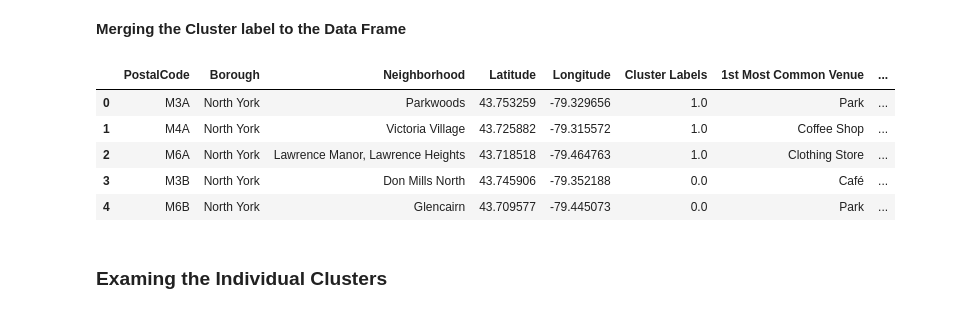
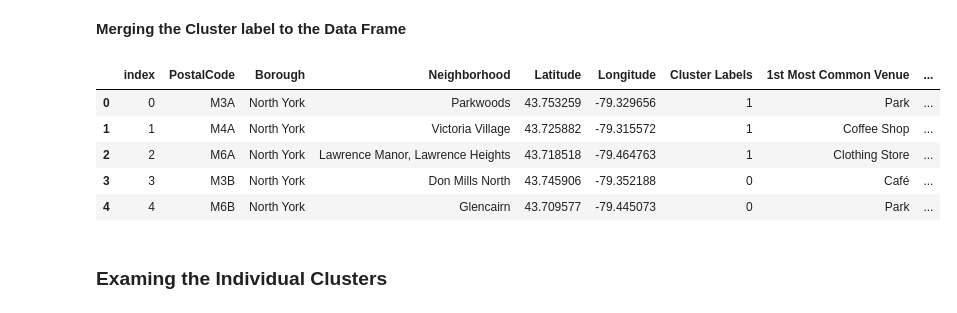
Before and after one commit to Jnrlouis/Coursera_Capstone, a Jupyter notebook: Clustering Toronto .ipynb, the cells around one changed output. Saved outputs shown, nothing was run; the diff lists cells and outputs as text; code cells hidden in the pictures.

```diff
--- a/Clustering Toronto .ipynb
+++ b/Clustering Toronto .ipynb
@@ -128,13 +124,3 @@ map_northyork
 [interactive output not drawn]
 # %% [markdown]
 **Using FourSquare API to Explore Neighborhoods in North York**
-# %%
-# @hidden
-CLIENT_ID = '4IPUG2WMXR3SIJA1WQTFXECDJCXP2EFLXOYYJHEHR5E1FDPG' # your Foursquare ID
-CLIENT_SECRET = 'RC2V1OEHTYCPW3FDDC31CGVPI2HRZJQJA0CTY4JAKCG45SMT' # your Foursquare Secret
-ACCESS_TOKEN = 'JD4E4UUAD4TCHGEAQCQWJYVAQAWRJF4KP2KICYZ1GCBTHJG3' # your FourSquare Access Token
-VERSION = '20180604'
-LIMIT = 30
-print('Your credentails:')
-print('CLIENT_ID: ' + CLIENT_ID)
-print('CLIENT_SECRET:' + CLIENT_SECRET)
@@ -311,22 +299,23 @@ array([1, 0, 1, 0, 1, 3, 2, 1, 0, 1], dtype=int32)
 # %%
 # add clustering labels
 neighborhoods_venues_sorted.insert(0, 'Cluster Labels', kmeans.labels_)
 
 north_york_merged = north_york_data
 
 # merge manhattan_grouped with manhattan_data to add latitude/longitude for each neighborhood
 north_york_merged = north_york_merged.join(neighborhoods_venues_sorted.set_index('Neighborhood'), on='Neighborhood')
 
 north_york_merged= north_york_merged.dropna(0).reset_index()
+north_york_merged["Cluster Labels"]= north_york_merged["Cluster Labels"].astype(int)
 
 north_york_merged.head()
 # %% [output]
-|  | PostalCode | Borough | Neighborhood | Latitude | Longitude | Cluster Labels | 1st Most Common Venue | ... |
-| 0 | M3A | North York | Parkwoods | 43.753259 | -79.329656 | 1.0 | Park | ... |
-| 1 | M4A | North York | Victoria Village | 43.725882 | -79.315572 | 1.0 | Coffee Shop | ... |
-| 2 | M6A | North York | Lawrence Manor, Lawrence Heights | 43.718518 | -79.464763 | 1.0 | Clothing Store | ... |
-| 3 | M3B | North York | Don Mills North | 43.745906 | -79.352188 | 0.0 | Café | ... |
-| 4 | M6B | North York | Glencairn | 43.709577 | -79.445073 | 0.0 | Park | ... |
+|  | index | PostalCode | Borough | Neighborhood | Latitude | Longitude | Cluster Labels | 1st Most Common Venue | ... |
+| 0 | 0 | M3A | North York | Parkwoods | 43.753259 | -79.329656 | 1 | Park | ... |
+| 1 | 1 | M4A | North York | Victoria Village | 43.725882 | -79.315572 | 1 | Coffee Shop | ... |
+| 2 | 2 | M6A | North York | Lawrence Manor, Lawrence Heights | 43.718518 | -79.464763 | 1 | Clothing Store | ... |
+| 3 | 3 | M3B | North York | Don Mills North | 43.745906 | -79.352188 | 0 | Café | ... |
+| 4 | 4 | M6B | North York | Glencairn | 43.709577 | -79.445073 | 0 | Park | ... |
 # %% [markdown]
 ### Examing the Individual Clusters
 # %% [markdown]
```
Also changed, not shown: parts of 10 cells of this notebook.
